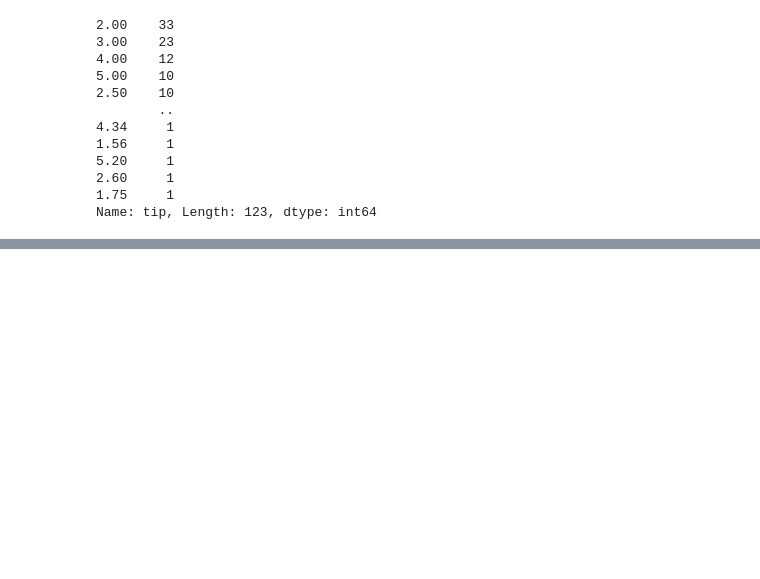
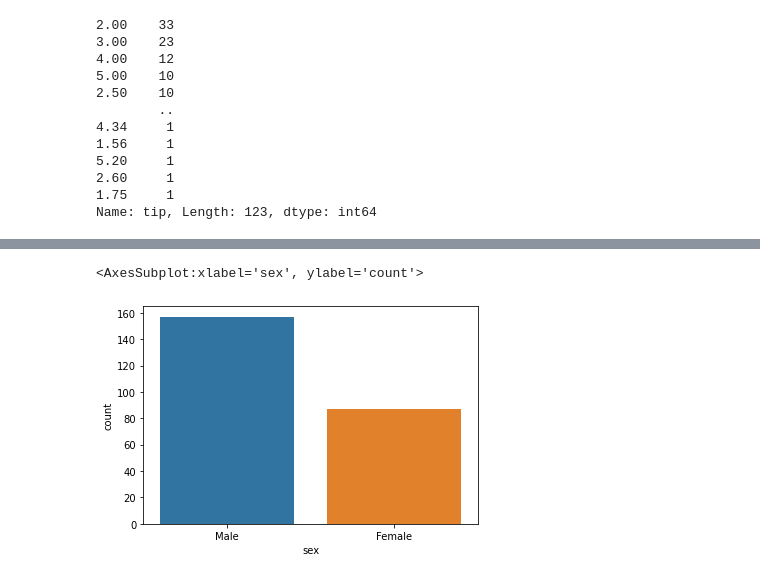
Before and after one commit to Sialsanwal/python, a Jupyter notebook: Seaborn.ipynb, the cells around one changed output, grey strips where cells are left out. Drawn from its saved outputs; the diff is of its cells as text; code cells hidden in the pictures; blank space fills up the shorter version.

Commit message:
count_plot and Bar_Plot done

```diff
--- a/Seaborn.ipynb
+++ b/Seaborn.ipynb
@@ -111,0 +119,6 @@ Name: tip, Length: 123, dtype: int64
+# %%
+# count plot
+sns.countplot("sex",data=df)
+# %% [output]
+<AxesSubplot:xlabel='sex', ylabel='count'>
+[figure, added]
```
Also changed, not shown: parts of 15 cells of this notebook.
